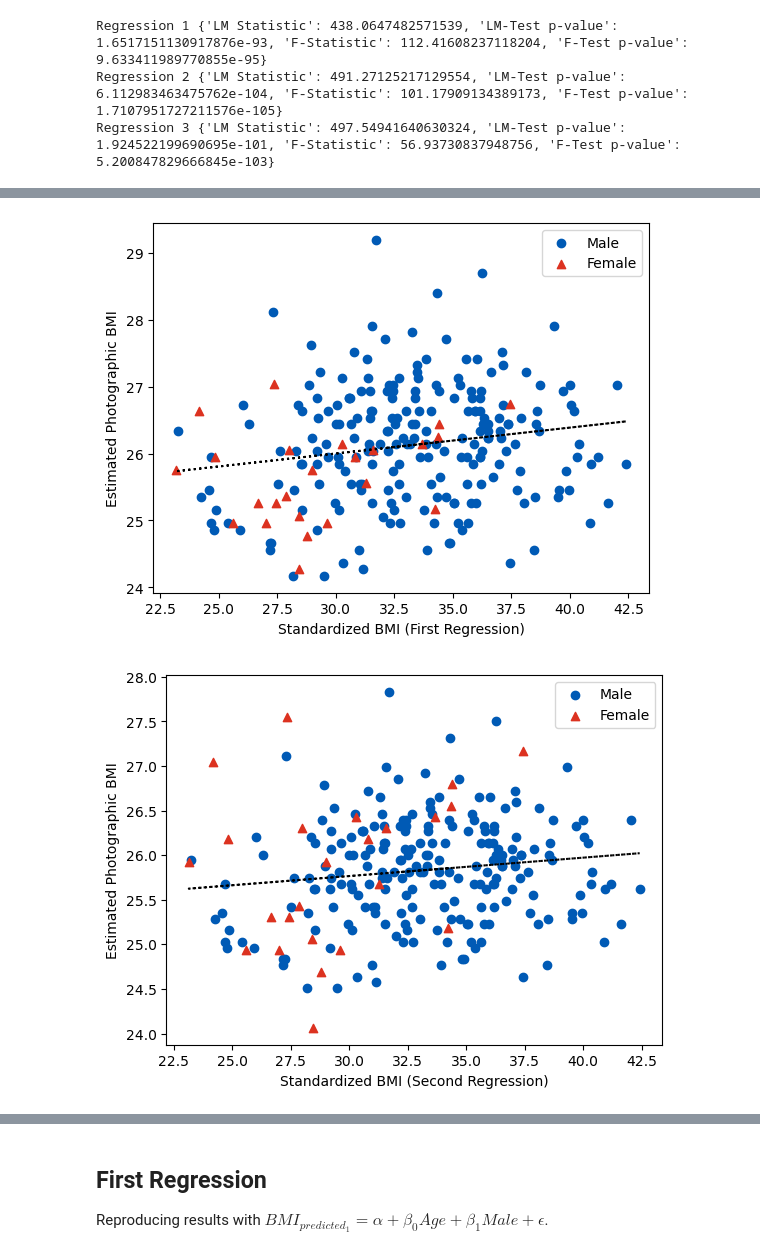
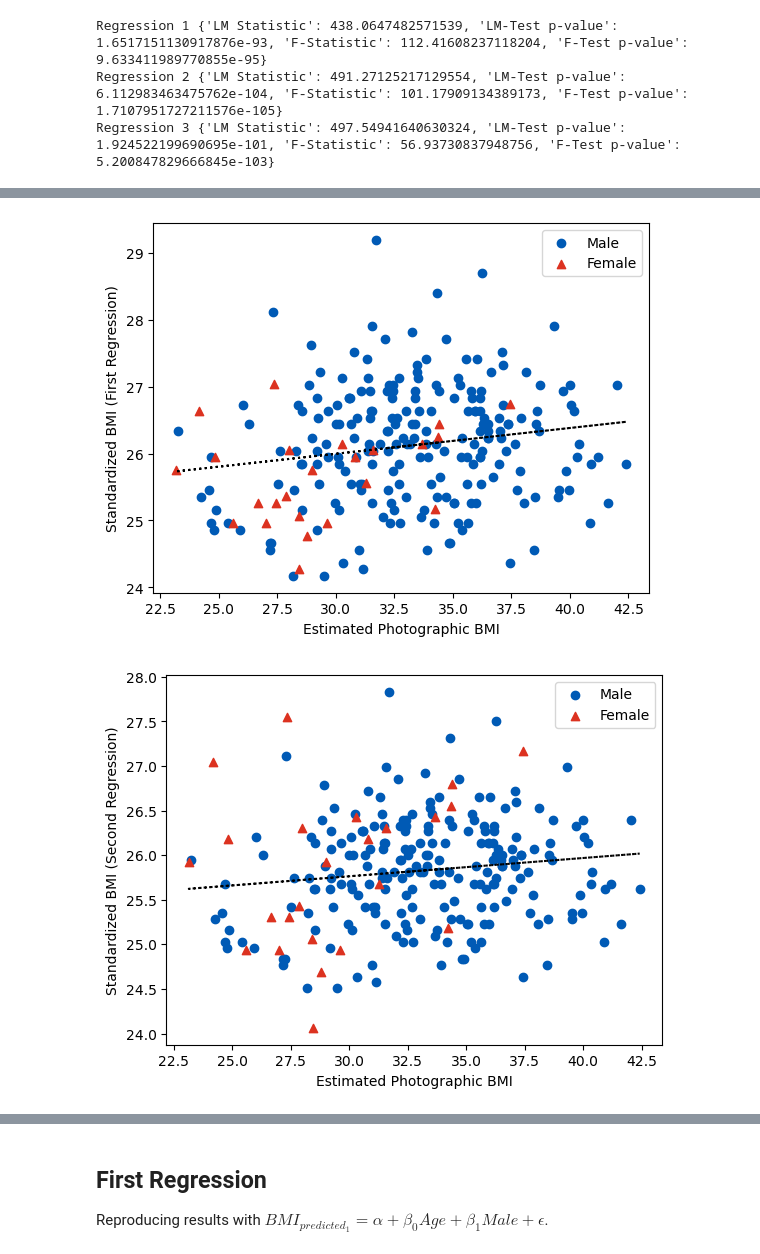
Before and after one commit to ldtcooper/ussr-obesity-corruption, a Jupyter notebook: notebook.ipynb, the cells around one changed output, grey strips where cells are left out. Cells and saved outputs as stored; diff of their text form; code cells hidden in the pictures.

```diff
--- a/notebook.ipynb
+++ b/notebook.ipynb
@@ -113,8 +113,8 @@ def scatter_by_sex(
     ax.scatter(male_x, male_y, c=colors[MALE], marker=markers[MALE], label='Male')
     ax.scatter(female_x, female_y, c=colors[FEMALE], marker=markers[FEMALE], label='Female')
 
-    ax.set_ylabel(xlabel)
-    ax.set_xlabel(ylabel)
+    ax.set_ylabel(ylabel)
+    ax.set_xlabel(xlabel)
 
     if legend:
         ax.legend()
@@ -833,7 +866,7 @@ def predict_bmis(img_dir: str, output_name: str, df: pd.DataFrame):
 # %%
 estimated_ministers = pd.read_csv('ministers2.csv')
 # remove buggy extra index col
-estimated_ministers = estimated_ministers[['name', 'age', 'sex', 'country', 'image', 'estimated_bmi']]
+estimated_ministers = estimated_ministers[['age', 'sex', 'country', 'image', 'estimated_bmi']]
 median_bmi = estimated_ministers[['country', 'estimated_bmi']].groupby('country').median().rename({'estimated_bmi': 'median_bmi'}, axis=1)
 mean_bmis = estimated_ministers[['country', 'estimated_bmi']].groupby('country').mean().rename({'estimated_bmi': 'mean_bmi'}, axis=1)
 
@@ -1283,9 +1328,9 @@ ministers_results
 # %%
 # graph estimated BMI against regressed BMI
 
 scatter_by_sex(ministers_results, 'estimated_bmi', 'first_reg', 'Estimated Photographic BMI', 'Standardized BMI (First Regression)', True, False)
 scatter_by_sex(ministers_results, 'estimated_bmi', 'second_reg', 'Estimated Photographic BMI', 'Standardized BMI (Second Regression)', True, False)
-scatter_by_sex(ministers_results, 'estimated_bmi', 'third_reg', 'Estimated Photographic BMI', 'Standardized BMI (Third Regression)', True, False)
+# scatter_by_sex(ministers_results, 'estimated_bmi', 'third_reg', 'Estimated Photographic BMI', 'Standardized BMI (Third Regression)', True, False)
 # %% [output]
-[figure, old version]
+[figure, new version]
-[figure, old version]
+[figure, new version]
```
Also changed, not shown: parts of 52 cells of this notebook.
